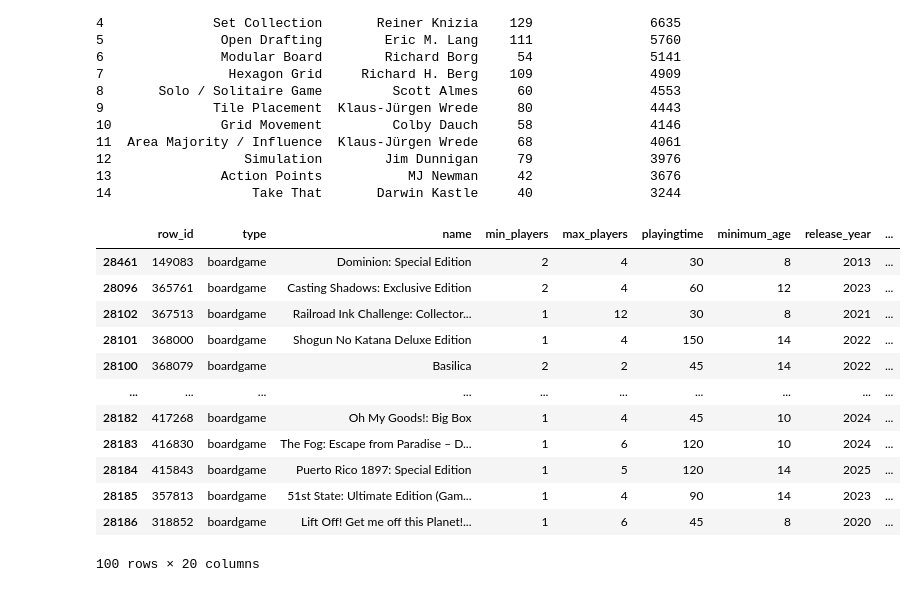
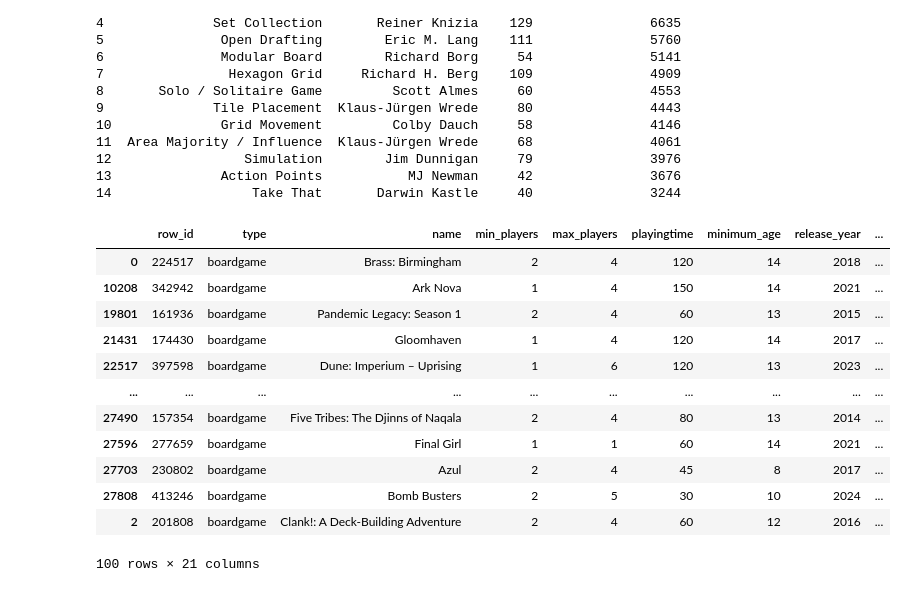
Before and after one commit to sgusmar/Tabletop-games-EDA, a Jupyter notebook: src/notebooks/analysis.ipynb, the cells around one changed output. Cells and saved outputs as stored; diff of their text form; code cells hidden in the pictures.

```diff
--- a/analysis.ipynb
+++ b/src/notebooks/analysis.ipynb
@@ -297,19 +297,20 @@ Top 15 mecánicas con su autor más frecuente y total de apariciones:
 13              Action Points           MJ Newman     42               3676
 14                  Take That       Darwin Kastle     40               3244
 # %%
-top100_bgg_games = bgg_games.sort_values('rank_boardgame', ascending=False).head(100)
+bgg_games['rank_boardgame'] = pd.to_numeric(bgg_games['rank_boardgame'], errors='coerce')
+top100_bgg_games = bgg_games[bgg_games['rank_boardgame']!= 'Not Ranked'].sort_values('rank_boardgame', ascending=True).head(100)
 top100_bgg_games
 # %% [output]
 |  | row_id | type | name | min_players | max_players | playingtime | minimum_age | release_year | ... |
-| 28461 | 149083 | boardgame | Dominion: Special Edition | 2 | 4 | 30 | 8 | 2013 | ... |
-| 28096 | 365761 | boardgame | Casting Shadows: Exclusive Edition | 2 | 4 | 60 | 12 | 2023 | ... |
-| 28102 | 367513 | boardgame | Railroad Ink Challenge: Collector... | 1 | 12 | 30 | 8 | 2021 | ... |
-| 28101 | 368000 | boardgame | Shogun No Katana Deluxe Edition | 1 | 4 | 150 | 14 | 2022 | ... |
-| 28100 | 368079 | boardgame | Basilica | 2 | 2 | 45 | 14 | 2022 | ... |
+| 0 | 224517 | boardgame | Brass: Birmingham | 2 | 4 | 120 | 14 | 2018 | ... |
+| 10208 | 342942 | boardgame | Ark Nova | 1 | 4 | 150 | 14 | 2021 | ... |
+| 19801 | 161936 | boardgame | Pandemic Legacy: Season 1 | 2 | 4 | 60 | 13 | 2015 | ... |
+| 21431 | 174430 | boardgame | Gloomhaven | 1 | 4 | 120 | 14 | 2017 | ... |
+| 22517 | 397598 | boardgame | Dune: Imperium – Uprising | 1 | 6 | 120 | 13 | 2023 | ... |
 | ... | ... | ... | ... | ... | ... | ... | ... | ... | ... |
-| 28182 | 417268 | boardgame | Oh My Goods!: Big Box | 1 | 4 | 45 | 10 | 2024 | ... |
-| 28183 | 416830 | boardgame | The Fog: Escape from Paradise – D... | 1 | 6 | 120 | 10 | 2024 | ... |
-| 28184 | 415843 | boardgame | Puerto Rico 1897: Special Edition | 1 | 5 | 120 | 14 | 2025 | ... |
-| 28185 | 357813 | boardgame | 51st State: Ultimate Edition (Gam... | 1 | 4 | 90 | 14 | 2023 | ... |
-| 28186 | 318852 | boardgame | Lift Off! Get me off this Planet!... | 1 | 6 | 45 | 8 | 2020 | ... |
+| 27490 | 157354 | boardgame | Five Tribes: The Djinns of Naqala | 2 | 4 | 80 | 13 | 2014 | ... |
+| 27596 | 277659 | boardgame | Final Girl | 1 | 1 | 60 | 14 | 2021 | ... |
+| 27703 | 230802 | boardgame | Azul | 2 | 4 | 45 | 8 | 2017 | ... |
+| 27808 | 413246 | boardgame | Bomb Busters | 2 | 5 | 30 | 10 | 2024 | ... |
+| 2 | 201808 | boardgame | Clank!: A Deck-Building Adventure | 2 | 4 | 60 | 12 | 2016 | ... |
-100 rows × 20 columns
+100 rows × 21 columns
```
Also changed, not shown: parts of 3 cells of this notebook, 32 other files.
